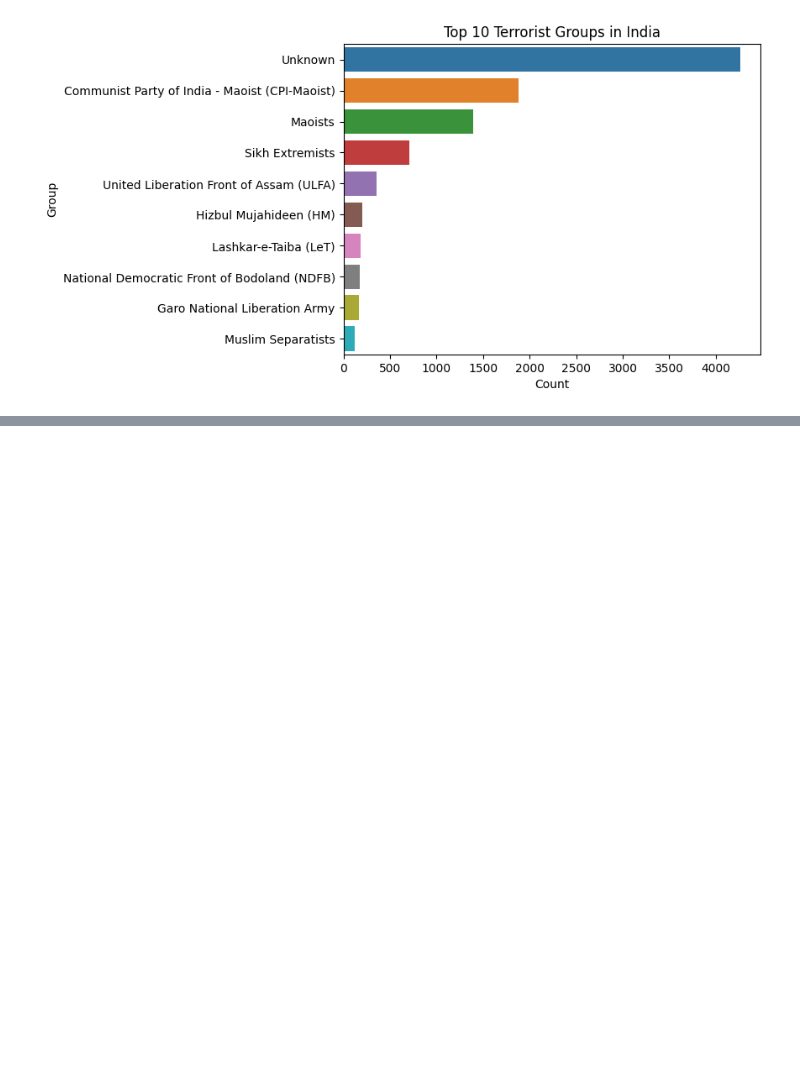
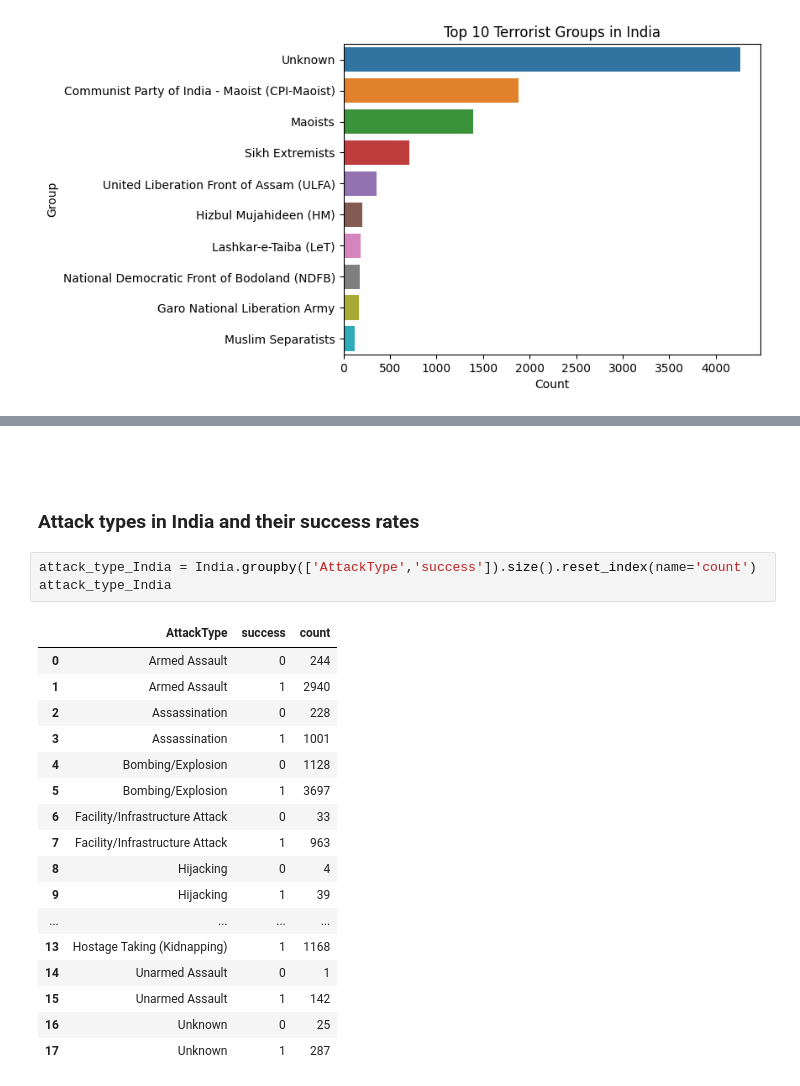
Before and after one commit to Gemini-Abhi/Machine-Learning-projects, a Jupyter notebook: Terrorism Project/Terrorism.ipynb, the cells around one changed output, grey strips where cells are left out. Drawn from its saved outputs; the diff is of its cells as text; blank space fills up the shorter version.

```diff
--- a/Terrorism Project/Terrorism.ipynb
+++ b/Terrorism Project/Terrorism.ipynb
@@ -520,0 +535,25 @@ Text(0.5, 1.0, 'Top 10 Terrorist Groups in India')
+# %% [markdown]
+###
+# %% [markdown]
+### Attack types in India and their success rates
+# %%
+attack_type_India = India.groupby(['AttackType','success']).size().reset_index(name='count')
+attack_type_India
+# %% [output]
+|  | AttackType | success | count |
+| 0 | Armed Assault | 0 | 244 |
+| 1 | Armed Assault | 1 | 2940 |
+| 2 | Assassination | 0 | 228 |
+| 3 | Assassination | 1 | 1001 |
+| 4 | Bombing/Explosion | 0 | 1128 |
+| 5 | Bombing/Explosion | 1 | 3697 |
+| 6 | Facility/Infrastructure Attack | 0 | 33 |
+| 7 | Facility/Infrastructure Attack | 1 | 963 |
+| 8 | Hijacking | 0 | 4 |
+| 9 | Hijacking | 1 | 39 |
+| ... | ... | ... | ... |
+| 13 | Hostage Taking (Kidnapping) | 1 | 1168 |
+| 14 | Unarmed Assault | 0 | 1 |
+| 15 | Unarmed Assault | 1 | 142 |
+| 16 | Unknown | 0 | 25 |
+| 17 | Unknown | 1 | 287 |
```
Also changed, not shown: parts of 2 cells of this notebook.
